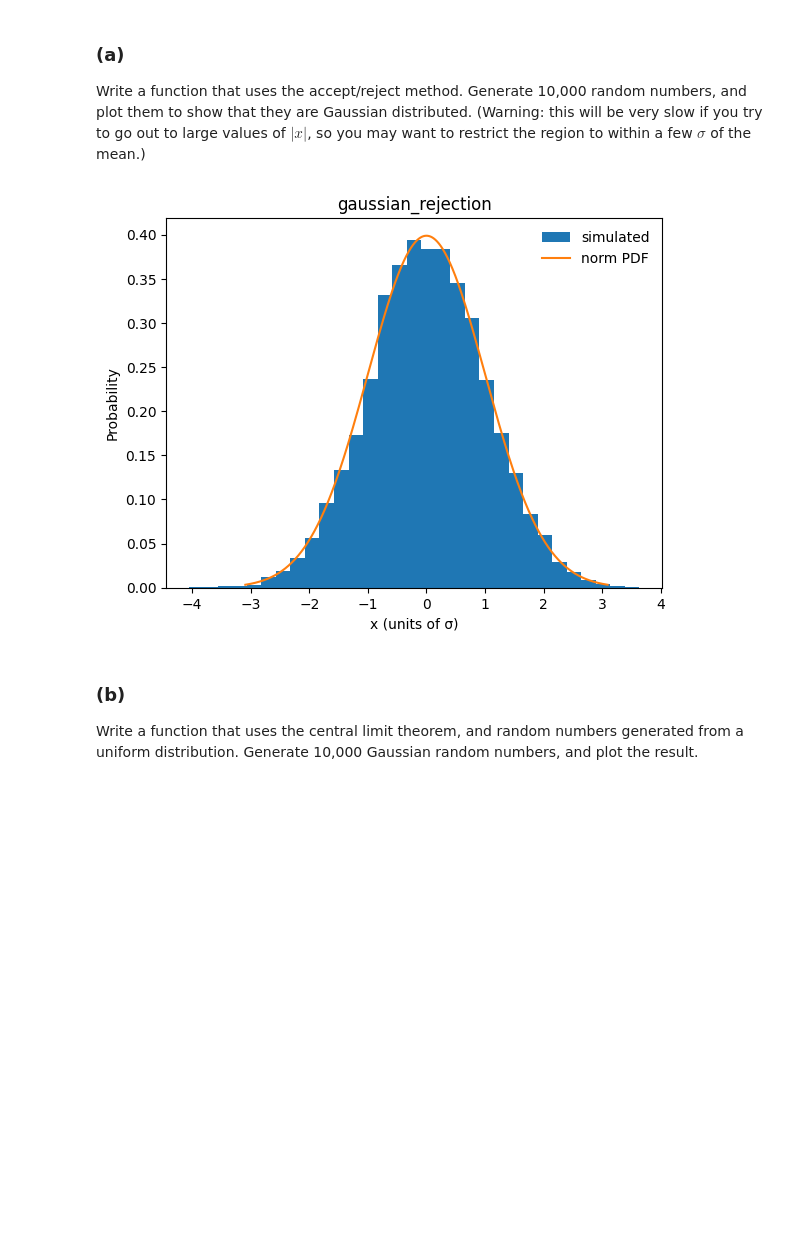
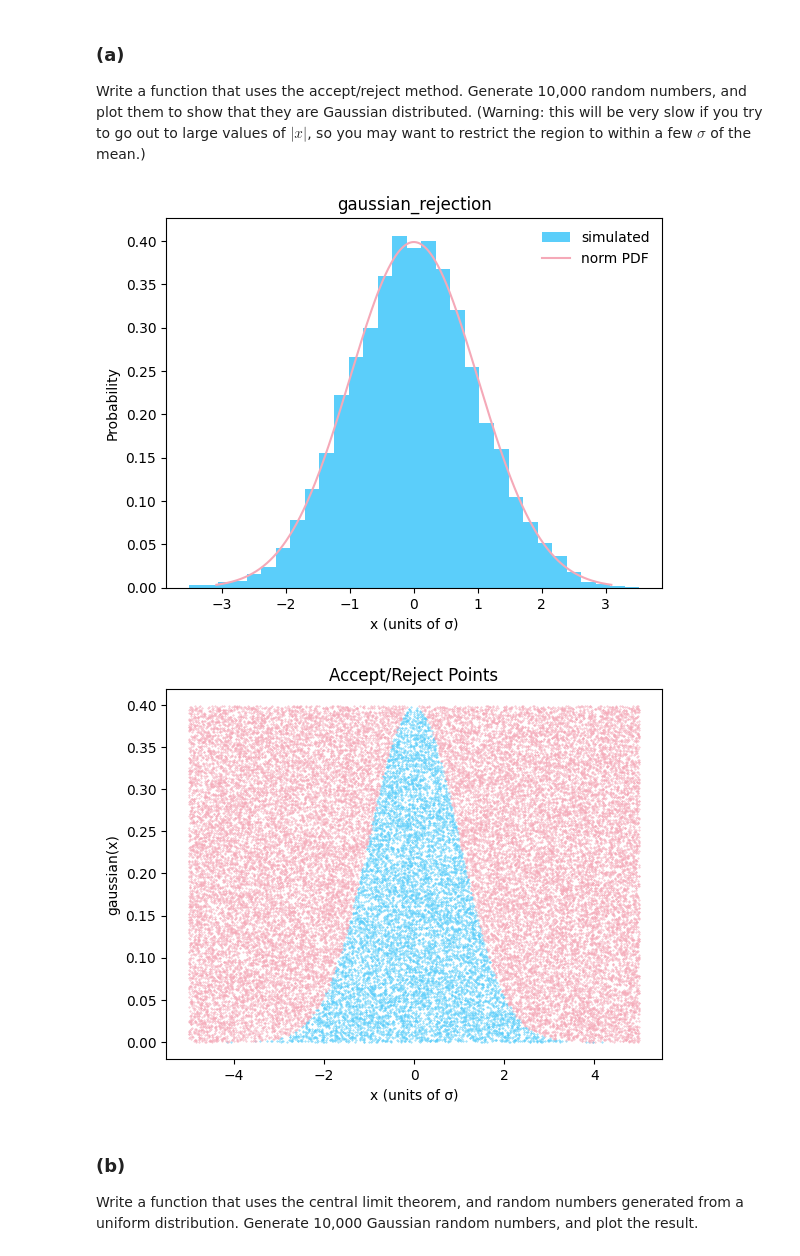
Before and after one commit to Andrew-Schwartz/PHYS403, a Jupyter notebook: hw/HW3_Andrew_Schwartz.ipynb, the cells around one changed output. Saved outputs shown, nothing was run; the diff lists cells and outputs as text; code cells hidden in the pictures; blank space fills up the shorter version.

```diff
--- a/hw/HW3_Andrew_Schwartz.ipynb
+++ b/hw/HW3_Andrew_Schwartz.ipynb
@@ -39,6 +73,9 @@ import matplotlib.pyplot as plt
 import numpy as np
 from scipy.stats import norm, uniform, rayleigh, pearsonr
 
+# gotta have pride
+trans = ["#5BCEFA", "#F5A9B8"]
+
 # rng is like 2x as fast if you use `np.random.default_rng().<random method>()` over `np.random.<random method>()
 rng = np.random.default_rng()
 π = np.pi
@@ -52,16 +89,17 @@ def add_pdf(ax, dist, min=None, max=None, **kwargs):
         max if max is not None else dist.ppf(0.999),
         1000
     )
-    ax.plot(x, dist.pdf(x, **kwargs), label=f"{dist.name} PDF")
+    ax.plot(x, dist.pdf(x, **kwargs), label=f"{dist.name} PDF", color=trans[1])
 
 
 def plot(gaussian):
     """Plot a histogram for a given Gaussian sampling generator"""
     fig, ax = plt.subplots()
     # call the gaussian function and plot histogram
-    ax.hist(gaussian(), density=True, bins=31, label="simulated")
+    ax.hist(gaussian(), density=True, bins=31, label="simulated", color=trans[0])
     # plot the pdf of norm (Gaussian)
     add_pdf(ax, norm)
+    # use the name of the generating function as the plot title
     ax.set_title(gaussian.__name__)
     ax.set_xlabel("x (units of σ)")
     ax.set_ylabel("Probability")
@@ -74,24 +112,36 @@ Write a function that uses the accept/reject method. Generate 10,000 random numb
 # %%
 # max(g(x))
 max_value = norm.pdf(0)
 nσ = 5
 
 # prob of accepting an xy pair (1/10 ∫₋₅⁵ e^(-x^2/2) dx)
 prob_rejection_accepted = np.sqrt(2 * π) * math.erf(5 / np.sqrt(2)) / 10
 # num random pairs usually needed to get 10000 accepted pairs
 # since its random, it won't always produce all 10000 values, but its close enough for this assignment, and it'd make the function significantly more complicated/ugly to loop until 10000
 n_req_rejection = int(n / prob_rejection_accepted) + 1
 
 
-def gaussian_rejection():
+def gaussian_rejection(pairs=False):
     x = rng.uniform(-nσ, nσ, n_req_rejection)
     y = rng.uniform(0, max_value, n_req_rejection)
-    return x[y < norm.pdf(x)][:n]
+    accept = y < norm.pdf(x)
+    return x[accept][:n] if not pairs else ((x[accept], y[accept]), (x[~accept], y[~accept]))
 
 
 plot(gaussian_rejection)
+
+# also make a color-coded 2d scatter plot for fun
+accept, reject = gaussian_rejection(pairs=True)
+fix, ax = plt.subplots()
+ax.scatter(*accept, s=0.5, marker='.', color=trans[0])
+ax.scatter(*reject, s=0.5, marker='.', color=trans[1])
+ax.set_xlabel('x (units of σ)')
+ax.set_ylabel('gaussian(x)')
+ax.set_title('Accept/Reject Points')
+plt.show()
 # %% [output]
-[figure, old version]
+[figure, new version]
+[figure, added]
 # %% [markdown]
 ### (b)
 
```
Also changed, not shown: parts of 17 cells of this notebook.
